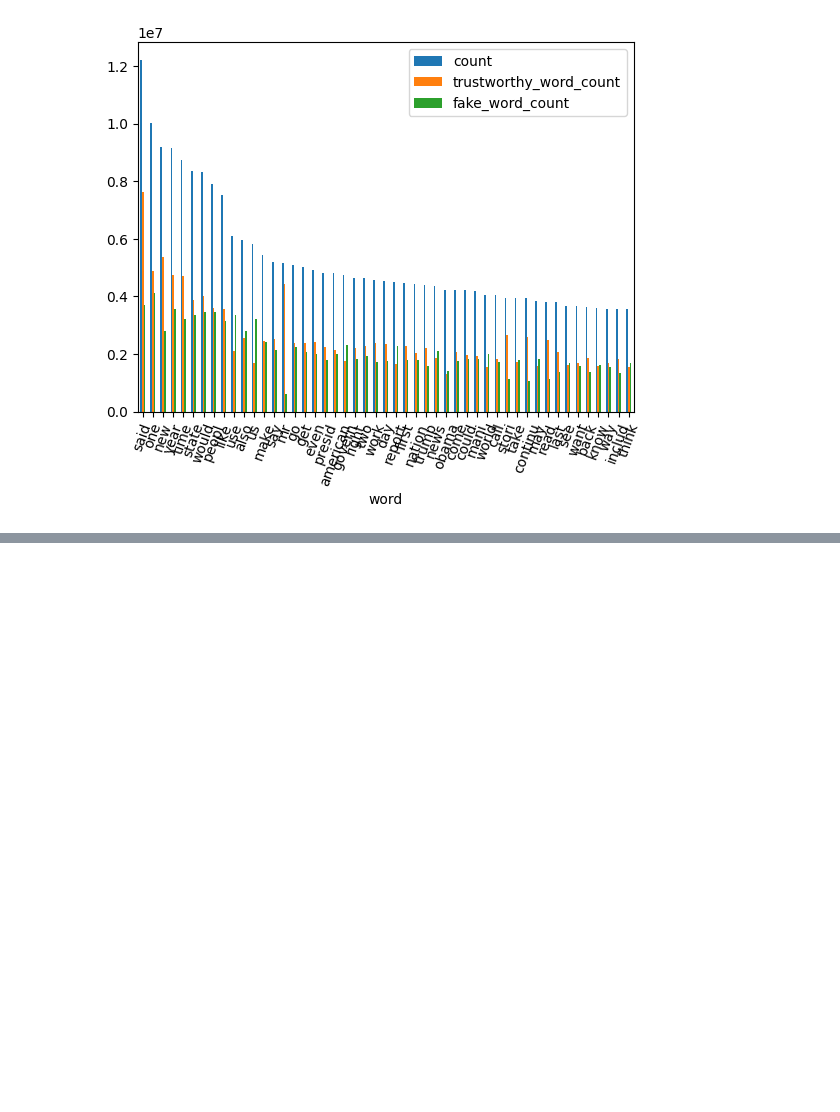
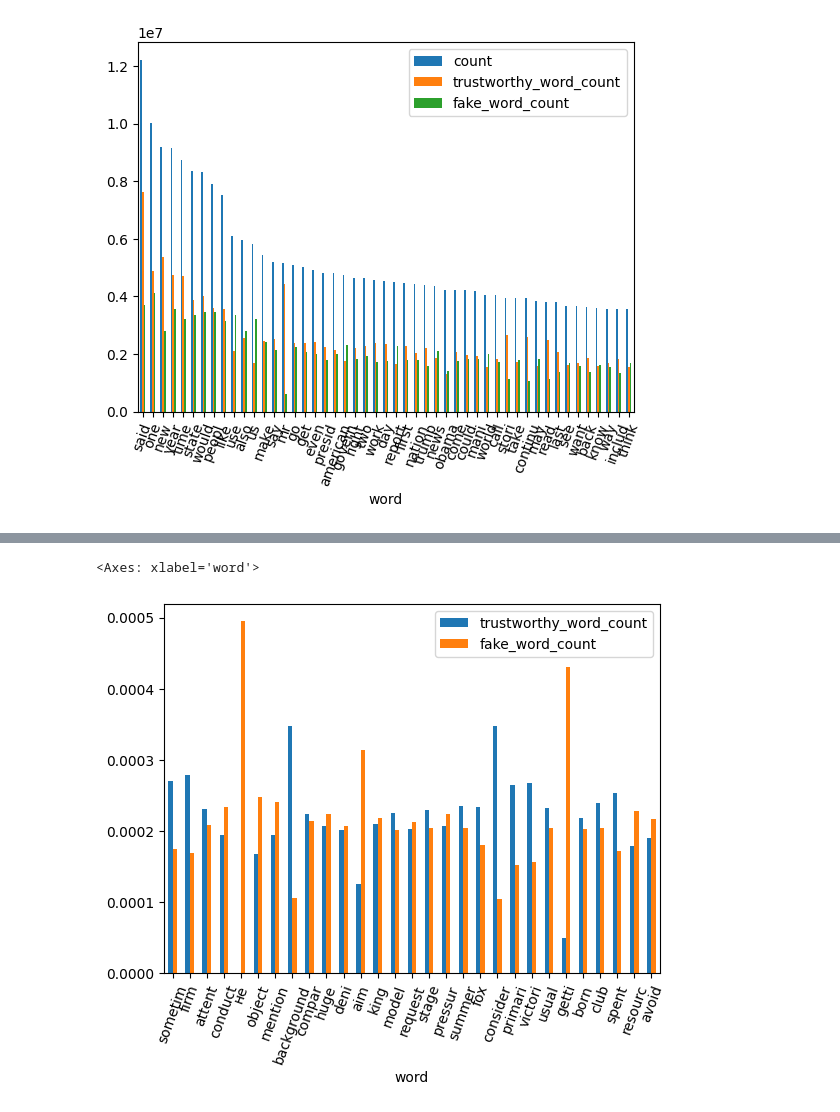
Before and after one commit to arnku/fake_news, a Jupyter notebook: data_visualization.ipynb, the cells around one changed output, grey strips where cells are left out. Drawn from its saved outputs; the diff is of its cells as text; code cells hidden in the pictures; blank space fills up the shorter version.

```diff
--- a/data_visualization.ipynb
+++ b/data_visualization.ipynb
@@ -77,0 +121,5 @@ df_t.plot(x='word', y=['count', 'trustworthy_word_count', 'fake_word_count'],kin
+# %%
+df_t.iloc[970:999].plot(x='word', y=['trustworthy_word_count', 'fake_word_count'],kind="bar" ,rot=70)
+# %% [output]
+<Axes: xlabel='word'>
+[figure, added]
```
Also changed, not shown: parts of 6 cells of this notebook.
